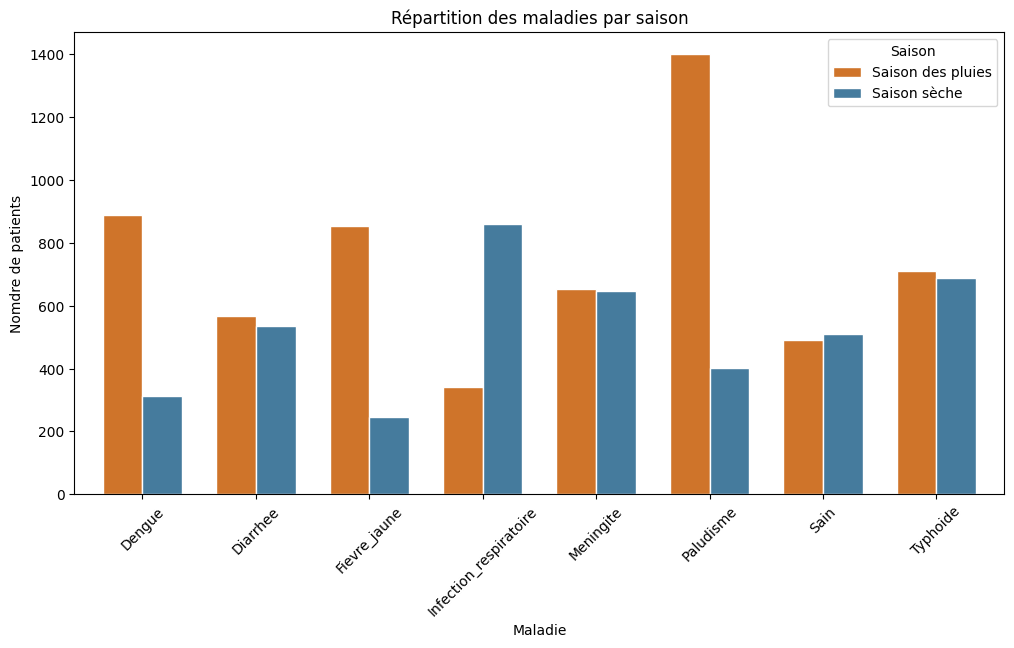
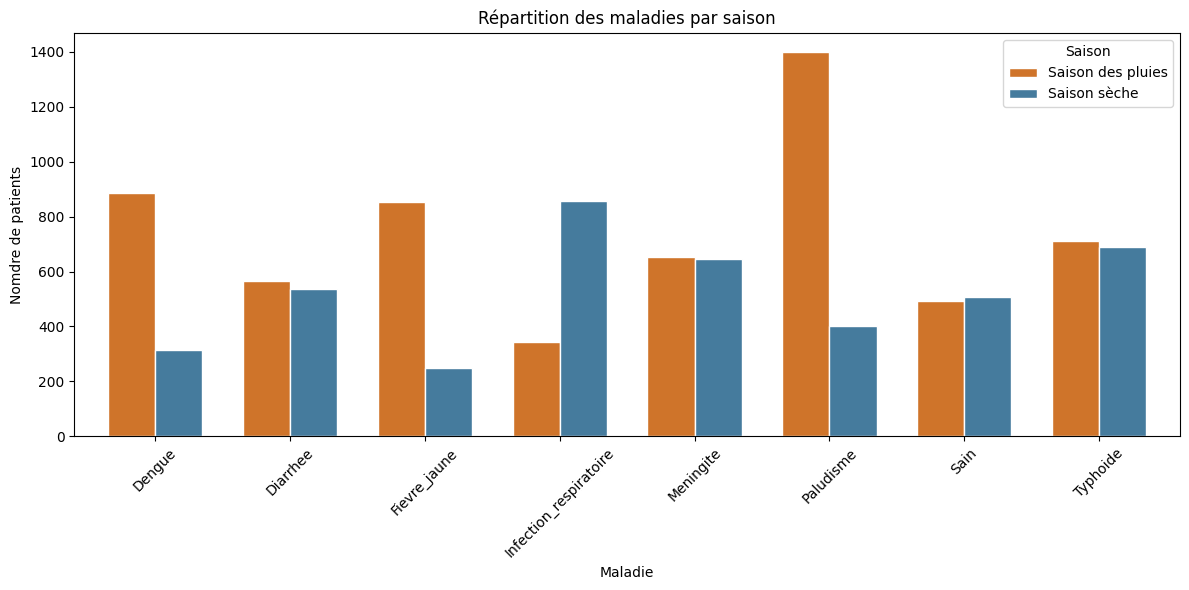
The notebook cell's code change between the first figure and the second:
--- before
+++ after
@@ -16,4 +16,4 @@
 plt.xticks(rotation = 45,)
 plt.legend(title="Saison", labels=["Saison des pluies","Saison sèche"])
-#plt.tight_layout()
+plt.tight_layout()
 plt.show()

Commit: correction du EDA